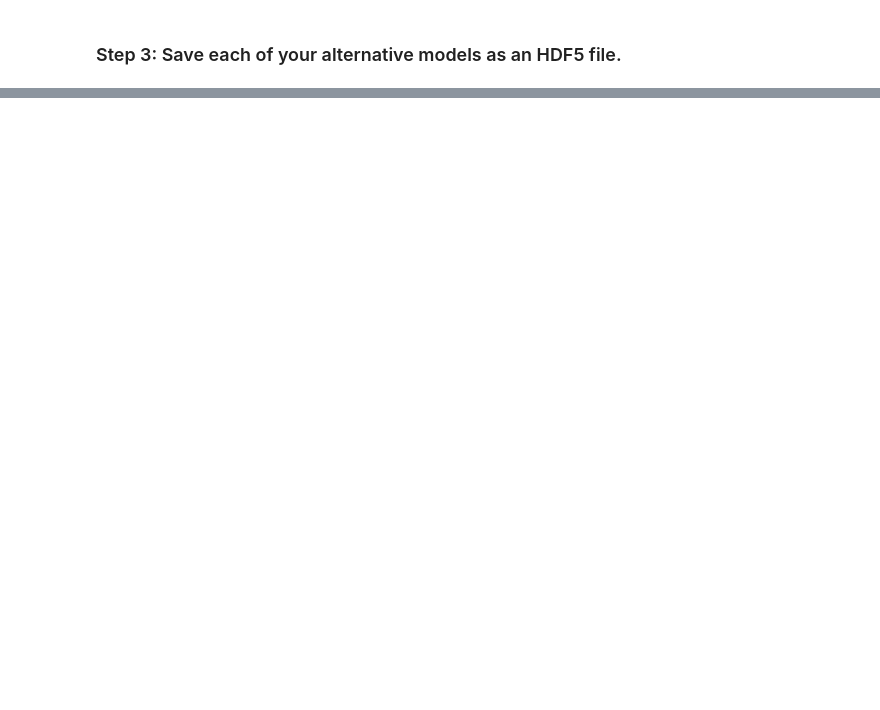
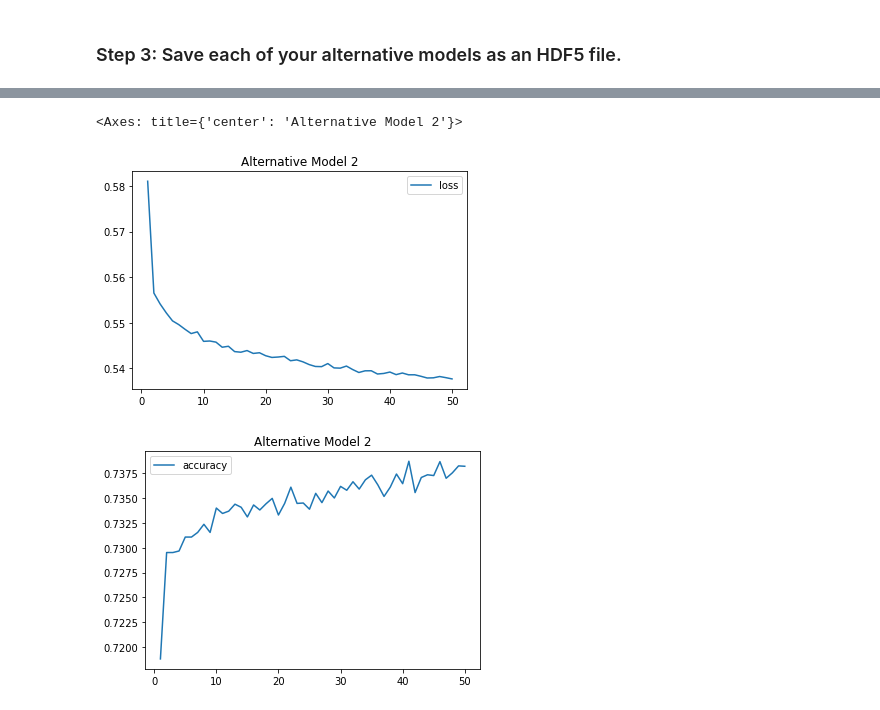
Before and after one commit to najibabounasr/binary_classification_model, a Jupyter notebook: GC_venture_funding_with_deep_learning.ipynb, the cells around one changed output, grey strips where cells are left out. Drawn from its saved outputs; the diff is of its cells as text; code cells hidden in the pictures; blank space fills up the shorter version.

```diff
--- a/GC_venture_funding_with_deep_learning.ipynb
+++ b/GC_venture_funding_with_deep_learning.ipynb
@@ -463,12 +539,12 @@ hidden_nodes_layer1_A2
 # %%
 # Create the Sequential model instance
-nn_A2 = # YOUR CODE HERE
+nn_A2 = Sequential()
 # %%
 # First hidden layer
-# YOUR CODE HERE
+nn_A2.add(Dense(units=hidden_nodes_layer1_A2, input_dim=number_input_features, activation="relu"))
 
 # Output layer
-# YOUR CODE HERE
+nn_A2.add(Dense(units=number_output_neurons_A2, activation="sigmoid"))
 
 # Check the structure of the model
-# YOUR CODE HERE
+nn_A2.summary()
@@ -480,0 +565,5 @@ nn_A2 = # YOUR CODE HERE
+# %%
+# Compile the model
+# Compile the model
+print('Compiling the Sequential model nn_A2')
+nn_A2.compile(loss="binary_crossentropy", optimizer="adam", metrics=["accuracy"])
@@ -480,0 +572,3 @@ nn_A2 = # YOUR CODE HERE
+# %%
+# Fit the model
+fit_model_A2 = nn_A2.fit(X_train_scaled, y_train, epochs=50)
@@ -520,0 +670,10 @@ file_path = # YOUR CODE HERE
+# %%
+fit_model_A2_plot = pd.DataFrame(fit_model_A2.history, index=range(1, len(fit_model_A2.history["loss"]) + 1))
+# Visualize the nn_A2 model plot where the y-axis displays the loss metric
+# Plot the loss
+fit_model_A2_plot.plot(y="loss", title='Alternative Model 2')
+fit_model_A2_plot.plot(y="accuracy", title='Alternative Model 2')
+# %% [output]
+<Axes: title={'center': 'Alternative Model 2'}>
+[figure, added]
+[figure, added]
```
Also changed, not shown: parts of 31 cells of this notebook.
